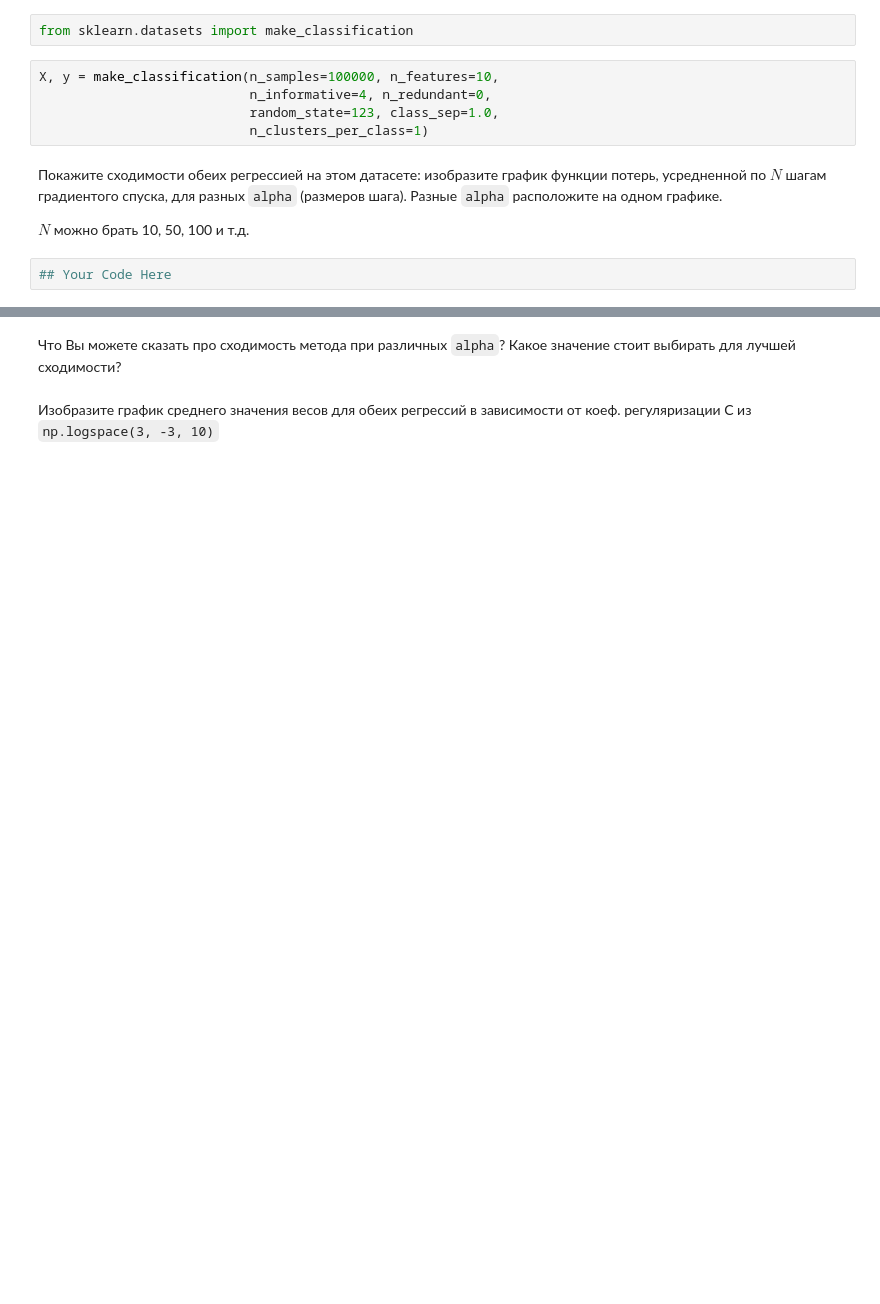
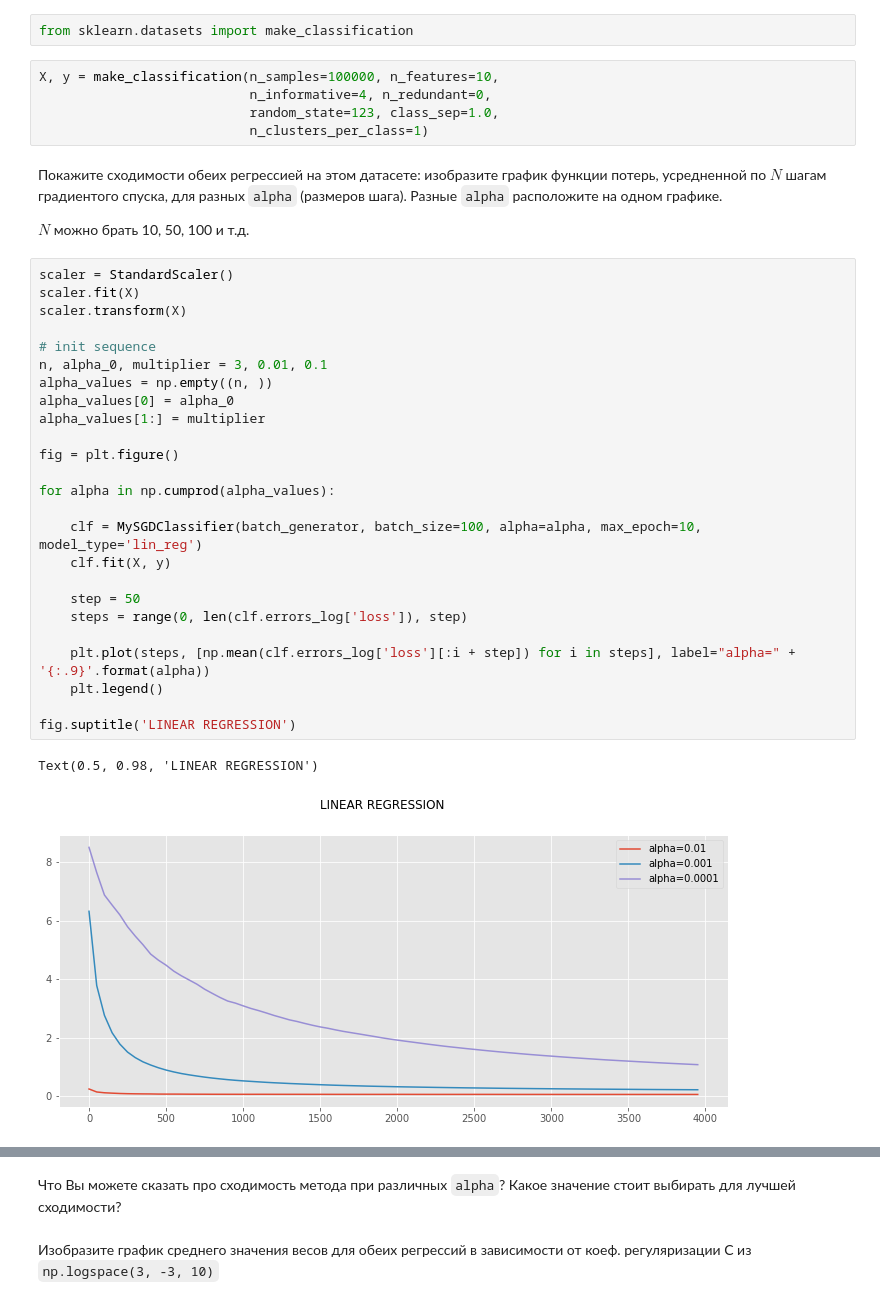
Before and after one commit to davidtadze/data-mining, a Jupyter notebook: davitadze_hw2.ipynb, the cells around one changed output, grey strips where cells are left out. Cells and saved outputs as stored; diff of their text form; blank space fills up the shorter version.

```diff
--- a/davitadze_hw2.ipynb
+++ b/davitadze_hw2.ipynb
@@ -369,5 +510,31 @@ X, y = make_classification(n_samples=100000, n_features=10,
 Покажите сходимости обеих регрессией на этом датасете: изобразите график  функции потерь, усредненной по $N$ шагам градиентого спуска, для разных `alpha` (размеров шага). Разные `alpha` расположите на одном графике.
 
 $N$ можно брать 10, 50, 100 и т.д.
-# %%
-## Your Code Here
+# %%
+scaler = StandardScaler()
+scaler.fit(X)
+scaler.transform(X)
+
+# init sequence
+n, alpha_0, multiplier = 3, 0.01, 0.1
+alpha_values = np.empty((n, ))
+alpha_values[0] = alpha_0
+alpha_values[1:] = multiplier
+
+fig = plt.figure()
+
+for alpha in np.cumprod(alpha_values):
+
+    clf = MySGDClassifier(batch_generator, batch_size=100, alpha=alpha, max_epoch=10, model_type='lin_reg')
+    clf.fit(X, y)
+
+    step = 50
+    steps = range(0, len(clf.errors_log['loss']), step)
+
+    plt.plot(steps, [np.mean(clf.errors_log['loss'][:i + step]) for i in steps], label="alpha=" + '{:.9}'.format(alpha))
+    plt.legend()
+
+fig.suptitle('LINEAR REGRESSION')
+# %% [output]
+Text(0.5, 0.98, 'LINEAR REGRESSION')
+[figure, added]
```
Also changed, not shown: parts of 44 cells of this notebook.
